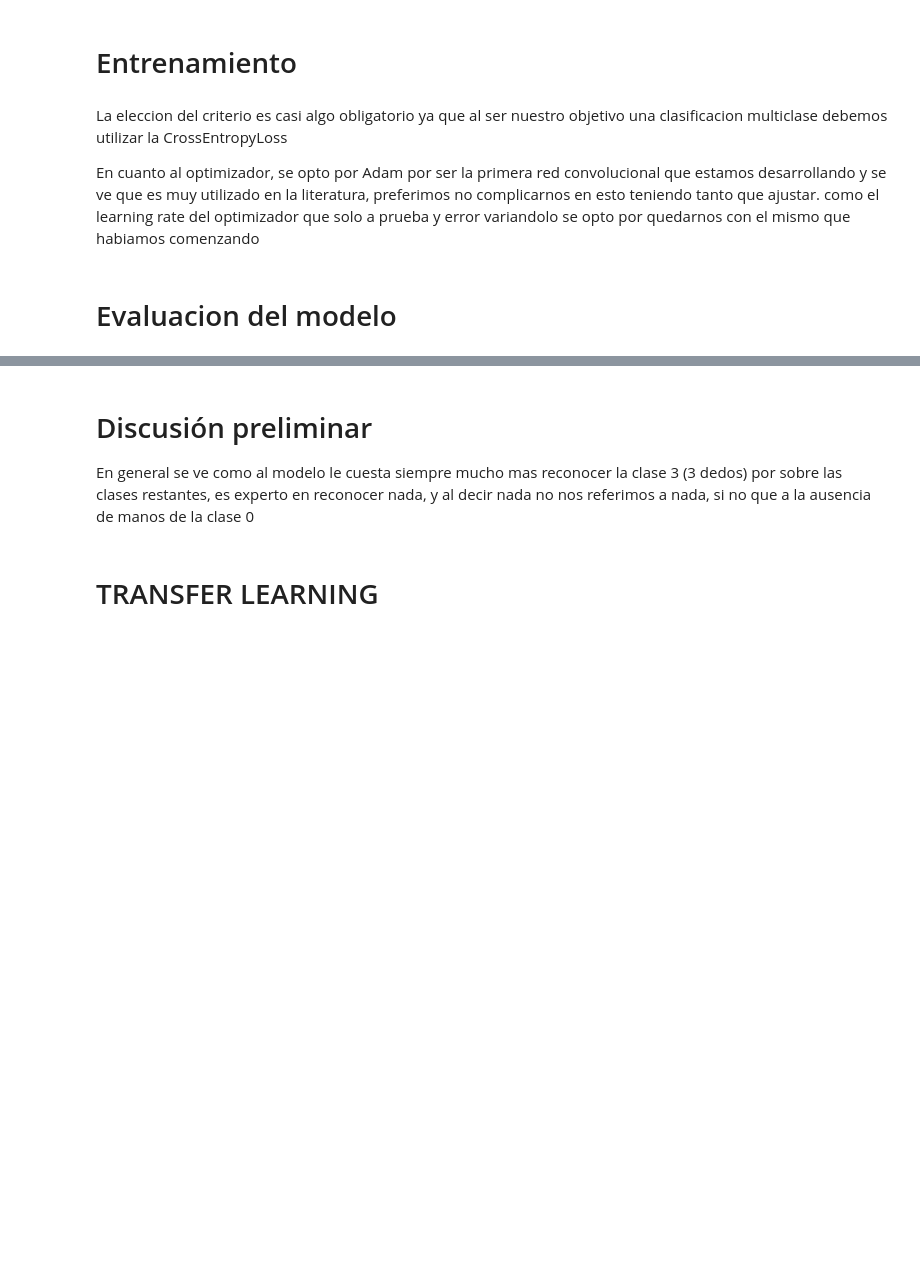
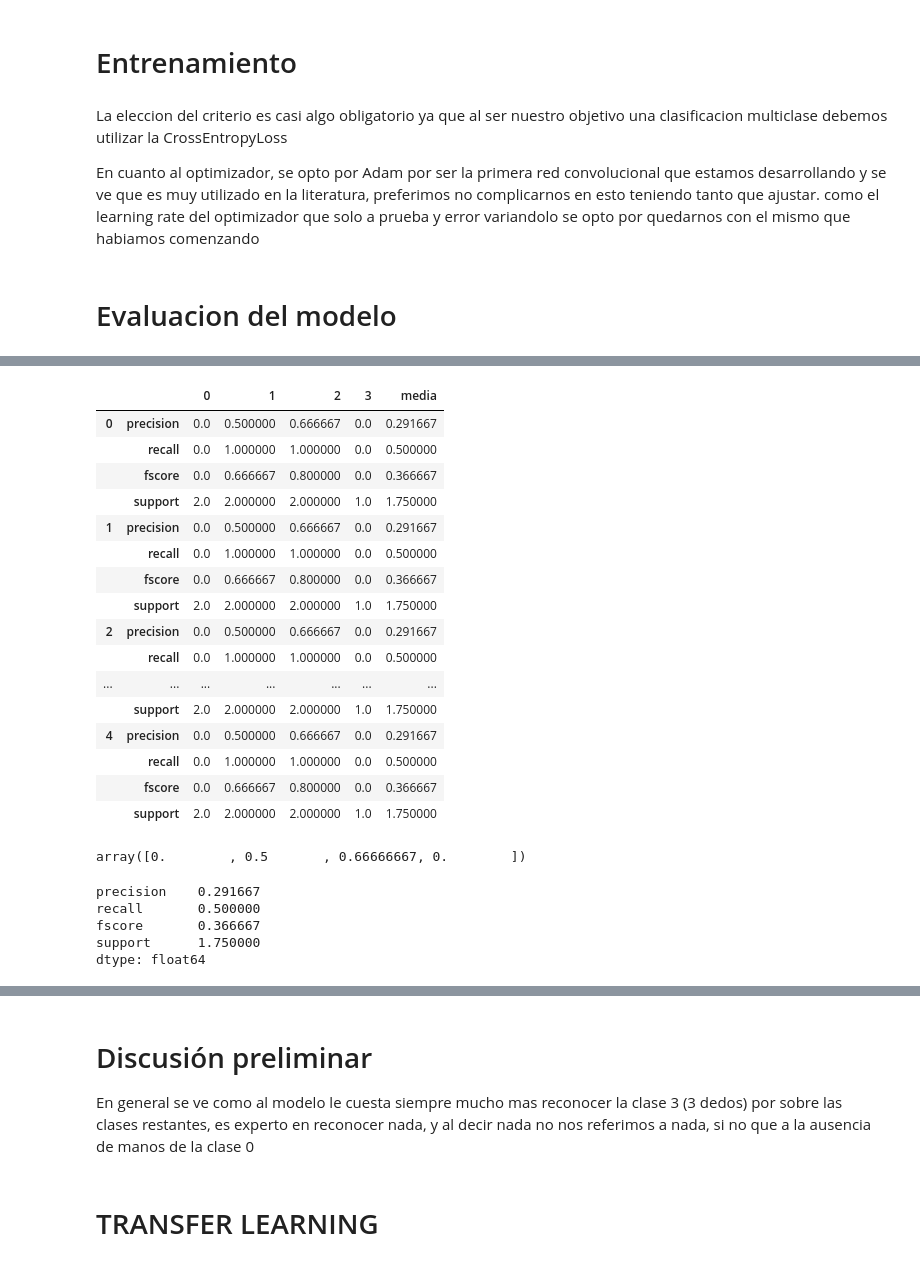
Before and after one commit to felipesaldias/homeWorkCNN, a Jupyter notebook: one-two-three_classificator.ipynb, the cells around one changed output, grey strips where cells are left out. Cells and saved outputs as stored; diff of their text form; code cells hidden in the pictures; blank space fills up the shorter version.

```diff
--- a/one-two-three_classificator.ipynb
+++ b/one-two-three_classificator.ipynb
@@ -164,9 +164,9 @@ from torch.utils.tensorboard import SummaryWriter
 from sklearn.metrics import accuracy_score
 from sklearn.metrics import confusion_matrix
 
-def please_train_it(name):
+def please_train_it(name, epochs):
 
-
+    max_epochs = epochs
     torch.manual_seed(1234) # Inicialización
 
     model = OTT_Classifier()
@@ -218,7 +218,7 @@ def please_train_it(name):
 
             sys.stdout = original_stdout
 
-    max_epochs = 80
+
     writer = SummaryWriter(log_dir=f'/tmp/tensorboard/run{time.time_ns()}')
 
     #criterion = torch.nn.BCEWithLogitsLoss(reduction='sum')
@@ -312,0 +313,19 @@ modelo.forward(OTT_test_dataset[31][0].unsqueeze(0))
+# %%
+
+arreglo = [None] * 5
+medias = [None] * 5
+y_true=valid_dataset.targets
+
+for i in range(5):
+    y_pred = please_train_it(f"EXPERIMENT:{i}", 5)
+    #y_pred = [2,2,2,2,3,3,3]
+    metrics = precision_recall_fscore_support(y_true, y_pred)
+    df =pd.DataFrame(metrics, columns=["0", "1", "2", "3"], index=["precision", "recall", "fscore", "support"])
+    series_medias= pd.Series(df.mean(axis=1),name= "media")
+    df_mean= pd.concat([df,series_medias],axis= 1)
+    arreglo[i] = df_mean
+    medias[i] = series_medias
+df= pd.concat(arreglo, axis=0, keys=range(5))
+display(df)
+mean = pd.concat(medias, axis=1, keys=range(5)).mean(axis=1)
+std = pd.concat(medias, axis=1, keys=range(5)).std(axis=1)
@@ -312,0 +355,20 @@ modelo.forward(OTT_test_dataset[31][0].unsqueeze(0))
+# %%
+pd.concat(arreglo, axis=0, keys=range(5))
+# %% [output]
+|  |  | 0 | 1 | 2 | 3 | media |
+| 0 | precision | 0.0 | 0.500000 | 0.666667 | 0.0 | 0.291667 |
+|  | recall | 0.0 | 1.000000 | 1.000000 | 0.0 | 0.500000 |
+|  | fscore | 0.0 | 0.666667 | 0.800000 | 0.0 | 0.366667 |
+|  | support | 2.0 | 2.000000 | 2.000000 | 1.0 | 1.750000 |
+| 1 | precision | 0.0 | 0.500000 | 0.666667 | 0.0 | 0.291667 |
+|  | recall | 0.0 | 1.000000 | 1.000000 | 0.0 | 0.500000 |
+|  | fscore | 0.0 | 0.666667 | 0.800000 | 0.0 | 0.366667 |
+|  | support | 2.0 | 2.000000 | 2.000000 | 1.0 | 1.750000 |
+| 2 | precision | 0.0 | 0.500000 | 0.666667 | 0.0 | 0.291667 |
+|  | recall | 0.0 | 1.000000 | 1.000000 | 0.0 | 0.500000 |
+| ... | ... | ... | ... | ... | ... | ... |
+|  | support | 2.0 | 2.000000 | 2.000000 | 1.0 | 1.750000 |
+| 4 | precision | 0.0 | 0.500000 | 0.666667 | 0.0 | 0.291667 |
+|  | recall | 0.0 | 1.000000 | 1.000000 | 0.0 | 0.500000 |
+|  | fscore | 0.0 | 0.666667 | 0.800000 | 0.0 | 0.366667 |
+|  | support | 2.0 | 2.000000 | 2.000000 | 1.0 | 1.750000 |
@@ -312,0 +381,12 @@ modelo.forward(OTT_test_dataset[31][0].unsqueeze(0))
+# %%
+precision
+# %% [output]
+array([0.        , 0.5       , 0.66666667, 0.        ])
+# %%
+df.mean(axis=1)
+# %% [output]
+precision    0.291667
+recall       0.500000
+fscore       0.366667
+support      1.750000
+dtype: float64
```
Also changed, not shown: parts of 11 cells of this notebook, 1 other file.
